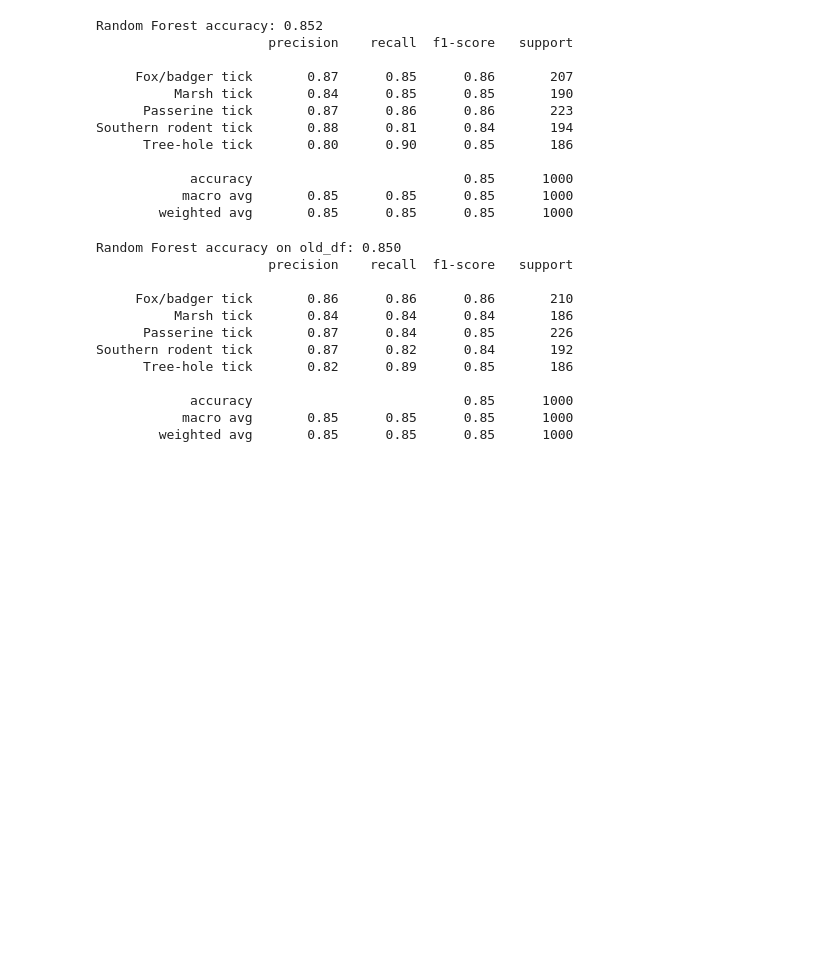
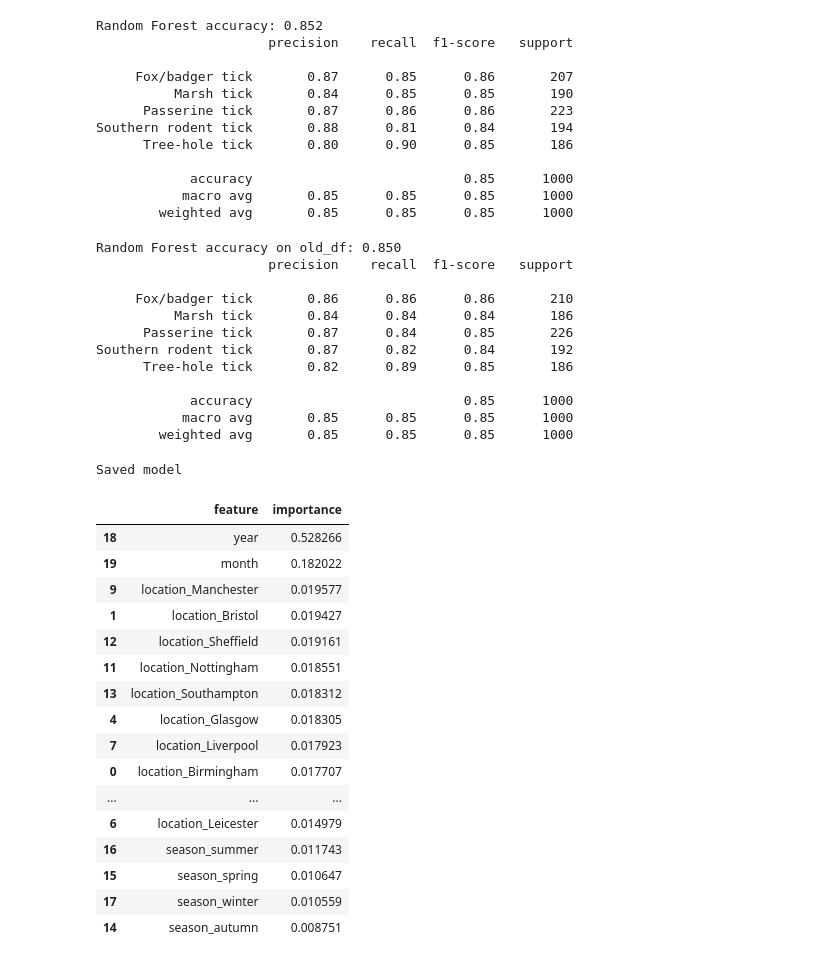
Before and after one commit to Maria-Ry/elanco_placement, a Jupyter notebook: data/notebooks/04_ml_insights.ipynb, the cells around one changed output. Saved outputs shown, nothing was run; the diff lists cells and outputs as text; code cells hidden in the pictures; blank space fills up the shorter version.

```diff
--- a/data/notebooks/04_ml_insights.ipynb
+++ b/data/notebooks/04_ml_insights.ipynb
@@ -260,3 +249,54 @@ Southern rodent tick       0.87      0.82      0.84       192
             accuracy                           0.85      1000
            macro avg       0.85      0.85      0.85      1000
         weighted avg       0.85      0.85      0.85      1000
+# %%
+from joblib import dump
+
+dump(rf_clf, "../../backend/ml/rf_species_model.joblib")
+print("Saved model")
+# %% [output]
+Saved model
+# %%
+import numpy as np
+import pandas as pd
+
+rf = rf_clf.named_steps["clf"]
+
+pre = rf_clf.named_steps["preprocess"]
+
+cat_encoder = pre.named_transformers_["cat"]
+cat_feature_names = cat_encoder.get_feature_names_out(feature_cols_cat)
+
+num_feature_names = np.array(feature_cols_num)
+
+all_feature_names = np.concatenate([cat_feature_names, num_feature_names])
+
+importances = rf.feature_importances_
+
+feat_imp = (
+    pd.DataFrame({
+        "feature": all_feature_names,
+        "importance": importances
+    })
+    .sort_values("importance", ascending=False)
+)
+
+feat_imp.head(20)
+# %% [output]
+|  | feature | importance |
+| 18 | year | 0.528266 |
+| 19 | month | 0.182022 |
+| 9 | location_Manchester | 0.019577 |
+| 1 | location_Bristol | 0.019427 |
+| 12 | location_Sheffield | 0.019161 |
+| 11 | location_Nottingham | 0.018551 |
+| 13 | location_Southampton | 0.018312 |
+| 4 | location_Glasgow | 0.018305 |
+| 7 | location_Liverpool | 0.017923 |
+| 0 | location_Birmingham | 0.017707 |
+| ... | ... | ... |
+| 6 | location_Leicester | 0.014979 |
+| 16 | season_summer | 0.011743 |
+| 15 | season_spring | 0.010647 |
+| 17 | season_winter | 0.010559 |
+| 14 | season_autumn | 0.008751 |
```
Also changed, not shown: parts of 4 cells of this notebook, 2 other files.
